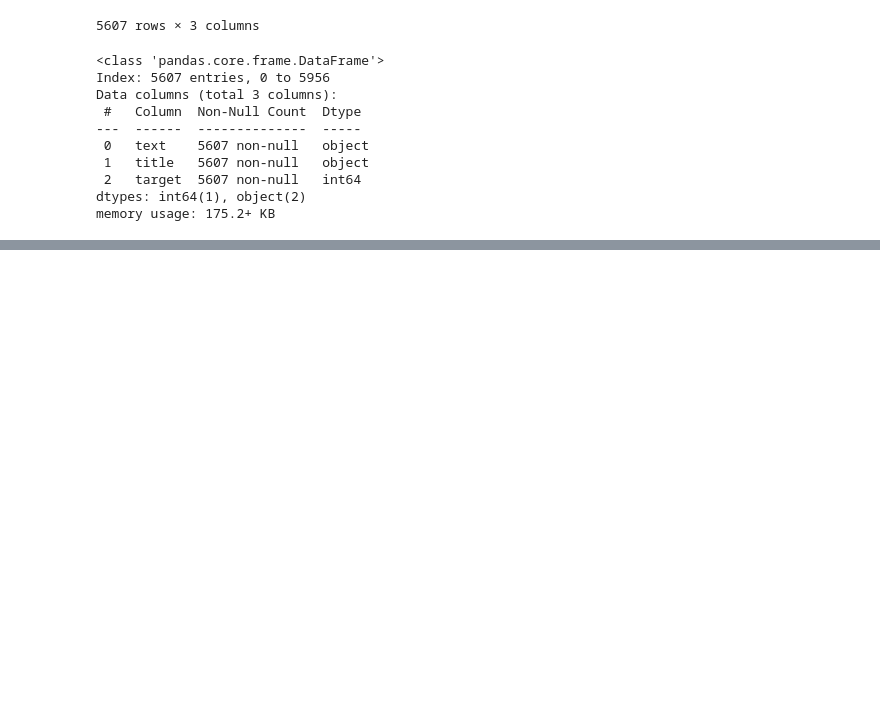
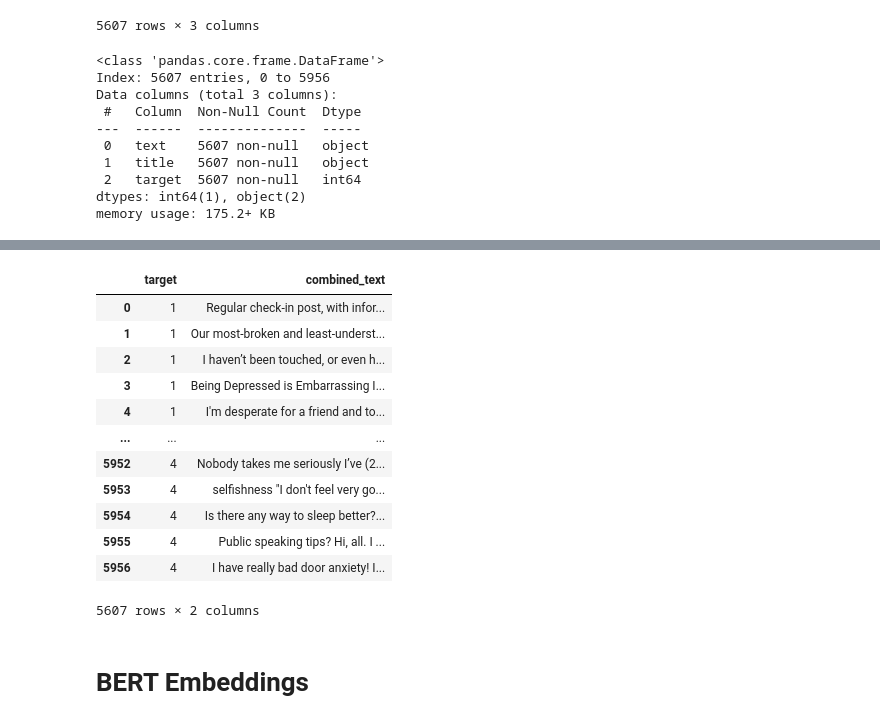
Before and after one commit to lilianapgarciac/Reddit-Mental-Health-Sentiment-Analysis, a Jupyter notebook: maggie_model.ipynb, the cells around one changed output, grey strips where cells are left out. Saved outputs shown, nothing was run; the diff lists cells and outputs as text; code cells hidden in the pictures; blank space fills up the shorter version.

Commit message:
BERT

```diff
--- a/maggie_model.ipynb
+++ b/maggie_model.ipynb
@@ -140,5 +81,0 @@ def preprocess_text(text):
-# %%
-# Apply the preprocessing function to the 'text' column
-df2[['lemmatized_text', 'pos_tags_text']] = df2['text'].apply(lambda x: pd.Series(preprocess_text(x)))
-
-df2[['text', 'lemmatized_text', 'pos_tags_text']].head(10)
@@ -157,5 +81,0 @@ df2[['text', 'lemmatized_text', 'pos_tags_text']].head(10)
-# %%
-# Apply the preprocessing function to the 'title' column
-df2[['lemmatized_title', 'pos_tags_title']] = df2['title'].apply(lambda x: pd.Series(preprocess_text(x)))
-
-df2[['title', 'lemmatized_title', 'pos_tags_title']].head(10)
@@ -189,0 +82,7 @@ df2
+# %%
+# change "title" and "text" columns to string datatype
+df3 = df2.copy()
+df3["title"] = df2["title"].astype("string")
+df3["text"] = df2["text"].astype("string")
+
+df3.info()
@@ -189,0 +100,22 @@ df2
+# %%
+# combine "title" and "text" into one column called "combined_text"
+df4 = df3.copy()
+df4["combined_text"] = df3["title"] + " " + df3["text"]
+df4.drop(columns=["title", "text"], inplace=True)
+df4
+# %% [output]
+|  | target | combined_text |
+| 0 | 1 | Regular check-in post, with infor... |
+| 1 | 1 | Our most-broken and least-underst... |
+| 2 | 1 | I haven’t been touched, or even h... |
+| 3 | 1 | Being Depressed is Embarrassing I... |
+| 4 | 1 | I'm desperate for a friend and to... |
+| ... | ... | ... |
+| 5952 | 4 | Nobody takes me seriously I’ve (2... |
+| 5953 | 4 | selfishness "I don't feel very go... |
+| 5954 | 4 | Is there any way to sleep better?... |
+| 5955 | 4 | Public speaking tips? Hi, all. I ... |
+| 5956 | 4 | I have really bad door anxiety! I... |
+5607 rows × 2 columns
+# %% [markdown]
+# BERT Embeddings
```
Also changed, not shown: parts of 18 cells of this notebook, 2 other files.
